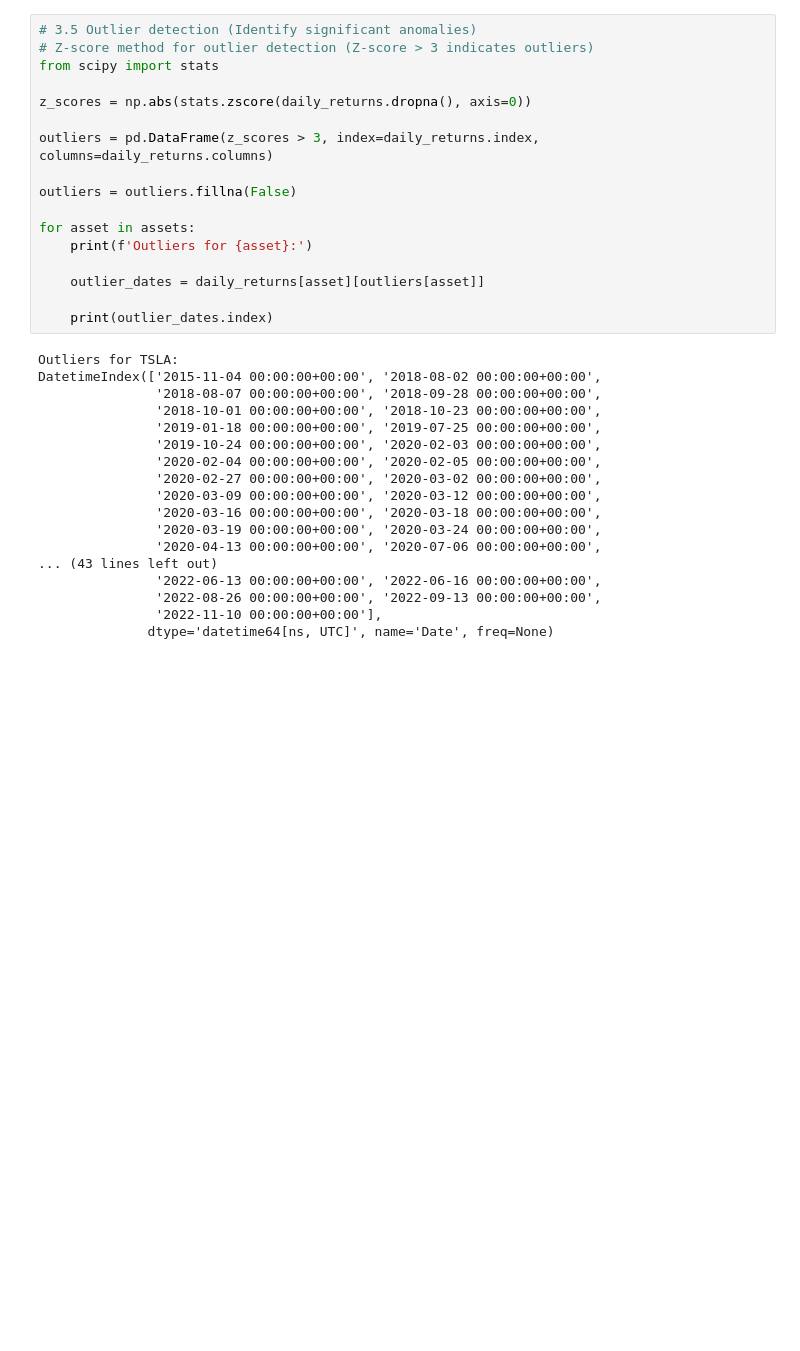
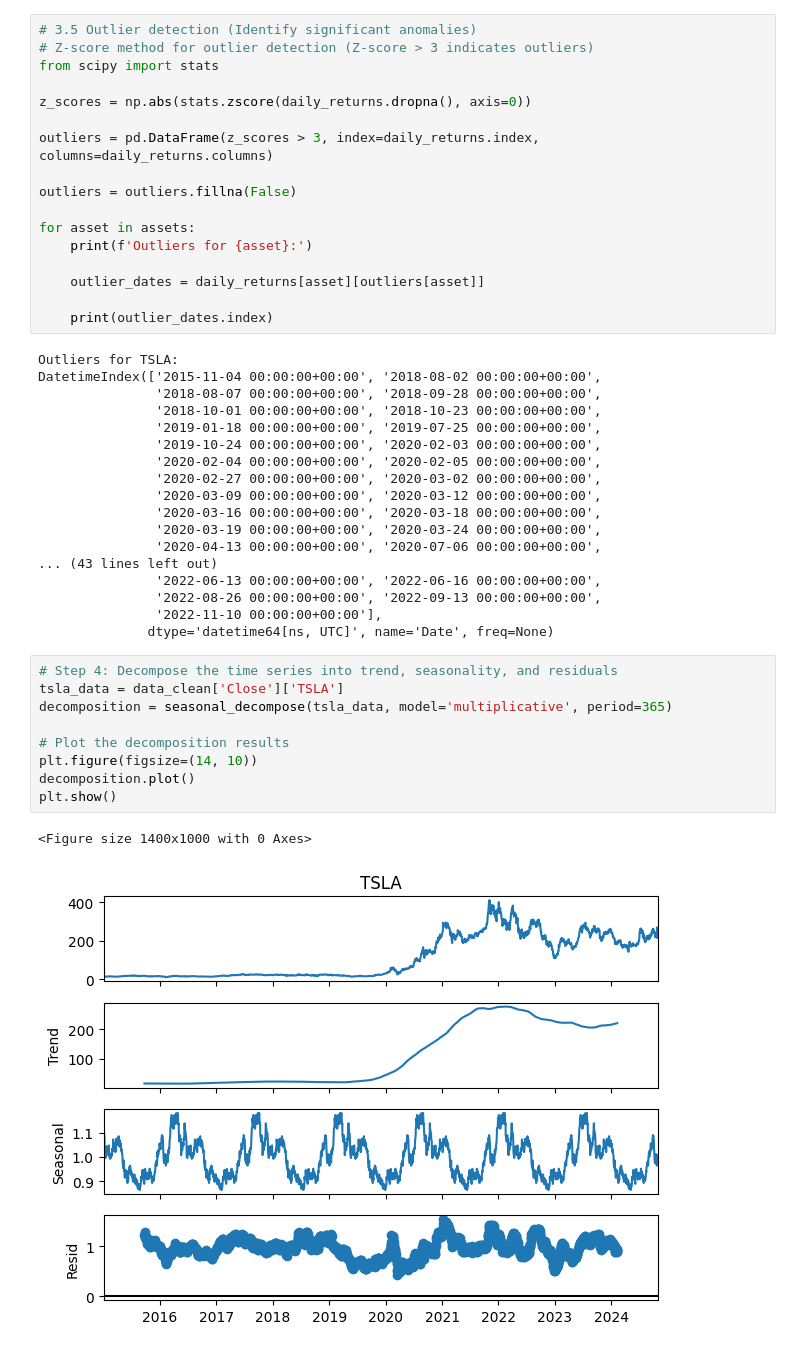
Before and after one commit to Wbam/Week-11, a Jupyter notebook: notebooks/preprocess_and_explore_data.ipynb, the cells around one changed output. Drawn from its saved outputs; the diff is of its cells as text; blank space fills up the shorter version.

Commit message:
The seasonal decomposition of the TSLA stock price is done to identify the trend, seasonality, and residual components.

```diff
--- a/notebooks/preprocess_and_explore_data.ipynb
+++ b/notebooks/preprocess_and_explore_data.ipynb
@@ -149,3 +149,15 @@ DatetimeIndex(['2015-11-04 00:00:00+00:00', '2018-08-02 00:00:00+00:00',
                '2022-08-26 00:00:00+00:00', '2022-09-13 00:00:00+00:00',
                '2022-11-10 00:00:00+00:00'],
               dtype='datetime64[ns, UTC]', name='Date', freq=None)
+# %%
+# Step 4: Decompose the time series into trend, seasonality, and residuals
+tsla_data = data_clean['Close']['TSLA']
+decomposition = seasonal_decompose(tsla_data, model='multiplicative', period=365)
+
+# Plot the decomposition results
+plt.figure(figsize=(14, 10))
+decomposition.plot()
+plt.show()
+# %% [output]
+<Figure size 1400x1000 with 0 Axes>
+[figure, added]
```
